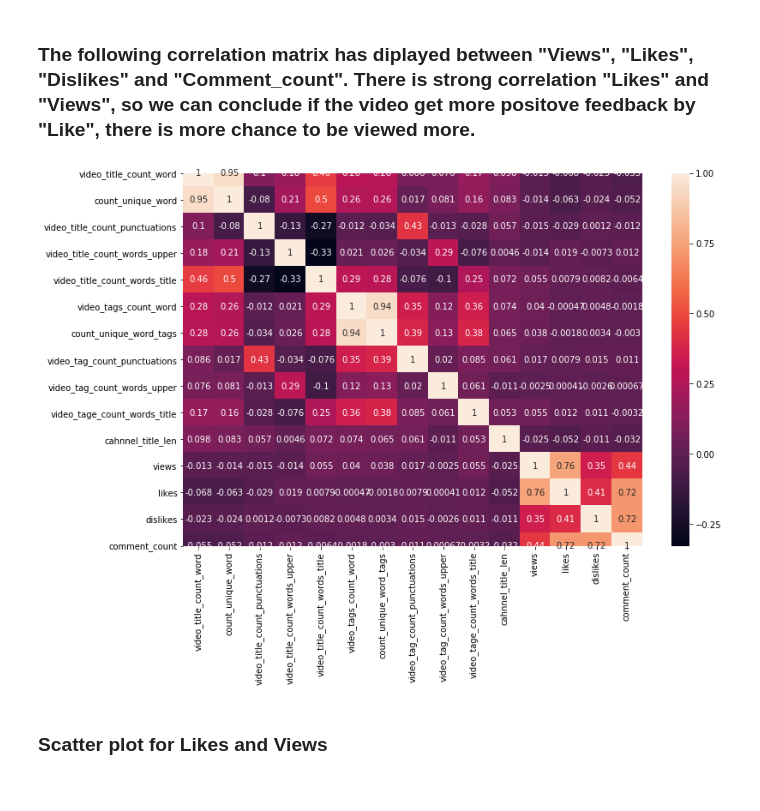
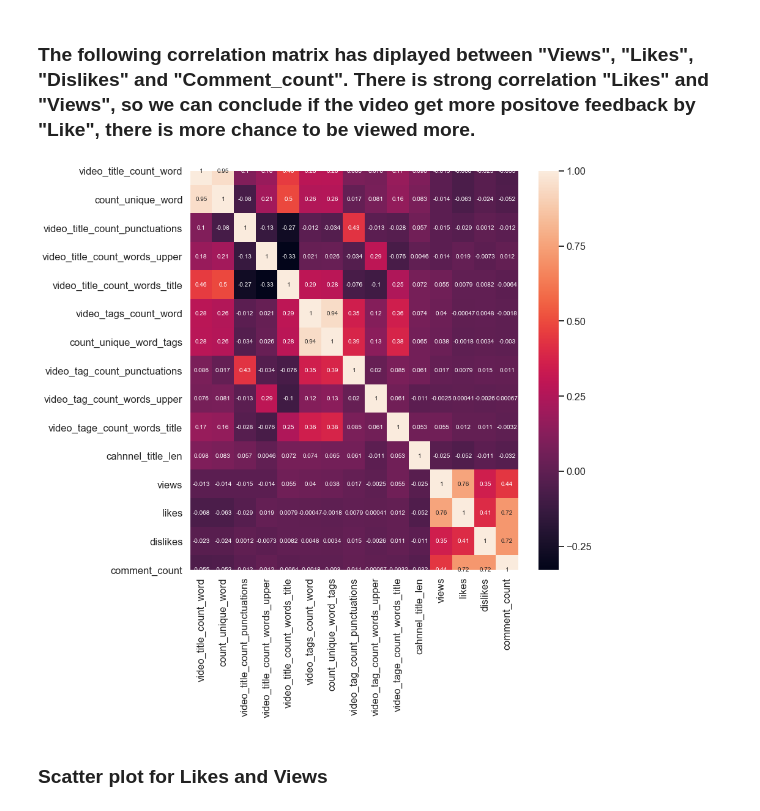
Before and after one commit to emami06/TrendingVideoYouTube, a Jupyter notebook: Notebooks/YouTube.ipynb, the cells around one changed output. Drawn from its saved outputs; the diff is of its cells as text; code cells hidden in the pictures.

```diff
--- a/Notebooks/YouTube.ipynb
+++ b/Notebooks/YouTube.ipynb
@@ -118,18 +119,18 @@ See the caveats in the documentation: http://pandas.pydata.org/pandas-docs/stabl
 # %% [markdown]
 ### The following correlation matrix has diplayed between "Views", "Likes", "Dislikes" and "Comment_count". There is strong correlation "Likes" and "Views", so we can conclude if the video get more positove feedback by "Like", there is more chance to be viewed more.
 # %%
-plt.figure(figsize = (12,8))
+plt.figure(figsize = (12,12))
 
 sns.heatmap(data_corr[['video_title_count_word', 'count_unique_word', 'video_title_count_punctuations',
                        "video_title_count_words_upper",'video_title_count_words_title',
                        'video_tags_count_word','count_unique_word_tags' ,
                      "video_tag_count_punctuations", "video_tag_count_words_upper",
                       'video_tage_count_words_title','cahnnel_title_len',
                      'ratings_disabled', 'comments_disabled', 'video_error_or_removed',
                       'views','likes', 'dislikes', 'comment_count']].corr(), annot=True)
 plt.show()
 # %% [output]
-[figure, old version]
+[figure, new version]
 # %% [markdown]
 ### Scatter plot for Likes and Views
 # %% [markdown]
```
Also changed, not shown: parts of 15 cells of this notebook.
